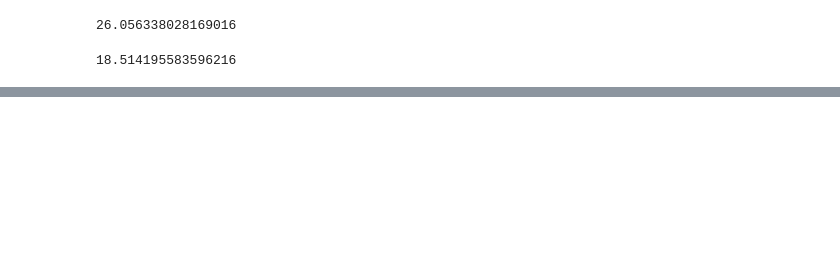
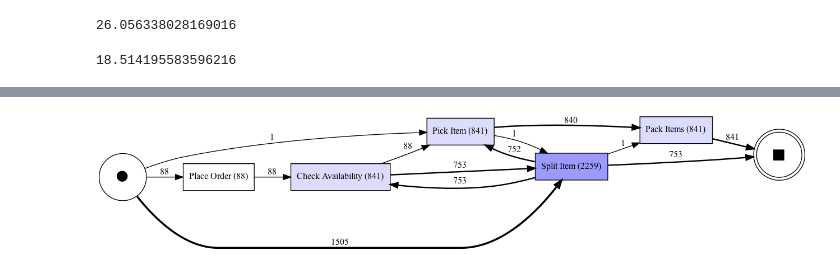
Before and after one commit to MHarmsKlu/SimulationSplittedDeliveries, a Jupyter notebook: simulation/ocpm_analysis.ipynb, the cells around one changed output, grey strips where cells are left out. Saved outputs shown, nothing was run; the diff lists cells and outputs as text; code cells hidden in the pictures; blank space fills up the shorter version.

```diff
--- a/simulation/ocpm_analysis.ipynb
+++ b/simulation/ocpm_analysis.ipynb
@@ -142,0 +191,5 @@ st.mean(partial_lead_times)
+# %%
+dfg, start, end = pm4py.discover_dfg(flat_items)
+pm4py.vis.view_dfg(dfg, start, end)
+# %% [output]
+[figure, added]
```
Also changed, not shown: parts of 7 cells of this notebook, 2 other files.
